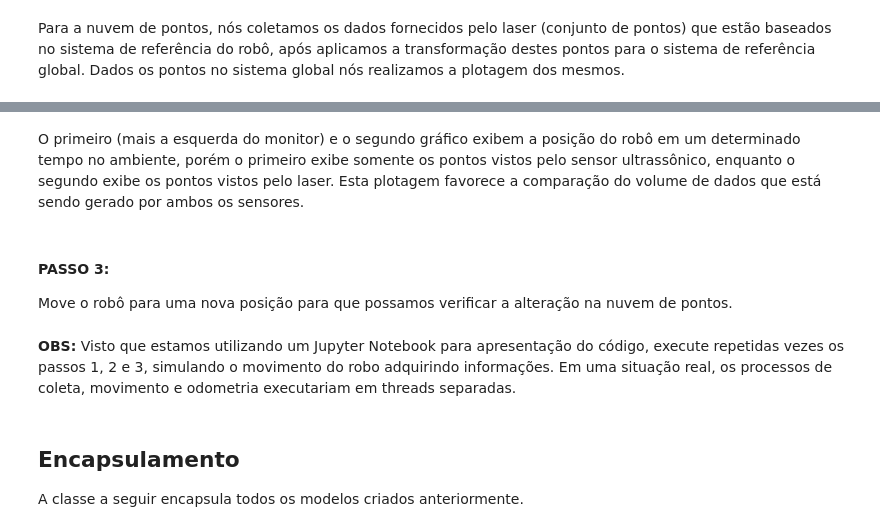
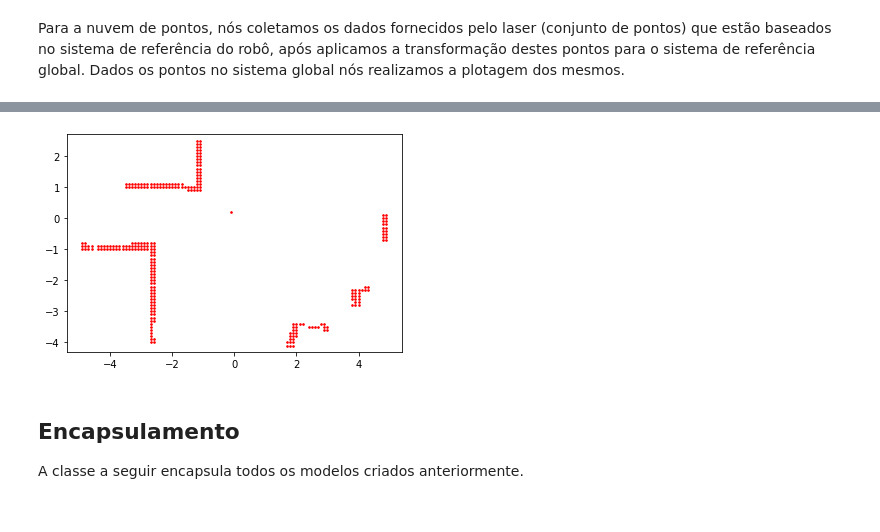
Before and after one commit to Necropsy/MO651, a Jupyter notebook: exercises/Project4-JP.ipynb, the cells around one changed output, grey strips where cells are left out. Saved outputs shown, nothing was run; the diff lists cells and outputs as text; code cells hidden in the pictures.

Commit message:
Project4-JP
Using grid to generate a path

```diff
--- a/exercises/Project4-JP.ipynb
+++ b/exercises/Project4-JP.ipynb
@@ -521,5 +532,0 @@ The grid map is  160 x 220 .
-# %% [markdown]
-O primeiro (mais a esquerda do monitor) e o segundo gráfico exibem a posição do robô em um determinado tempo no ambiente, porém o primeiro exibe somente os pontos vistos pelo sensor ultrassônico, enquanto o segundo exibe os pontos vistos pelo laser. Esta plotagem favorece a comparação do volume de dados que está sendo gerado por ambos os sensores.
-# %% [markdown]
-#### PASSO 3:
-Move o robô para uma nova posição para que possamos verificar a alteração na nuvem de pontos.
@@ -534,3 +533,5 @@ robot.stop()
-# %% [markdown]
-__OBS:__ Visto que estamos utilizando um Jupyter Notebook para apresentação do código, execute repetidas vezes os passos 1, 2 e 3, simulando o movimento do robo adquirindo informações.
-Em uma situação real, os processos de coleta, movimento e odometria executariam em threads separadas.
+# %%
+point_cloud.update_grid_map_pos_points()
+point_cloud.plot_grid_map_pos_points()
+# %% [output]
+[figure, added]
```
Also changed, not shown: parts of 35 cells of this notebook.
